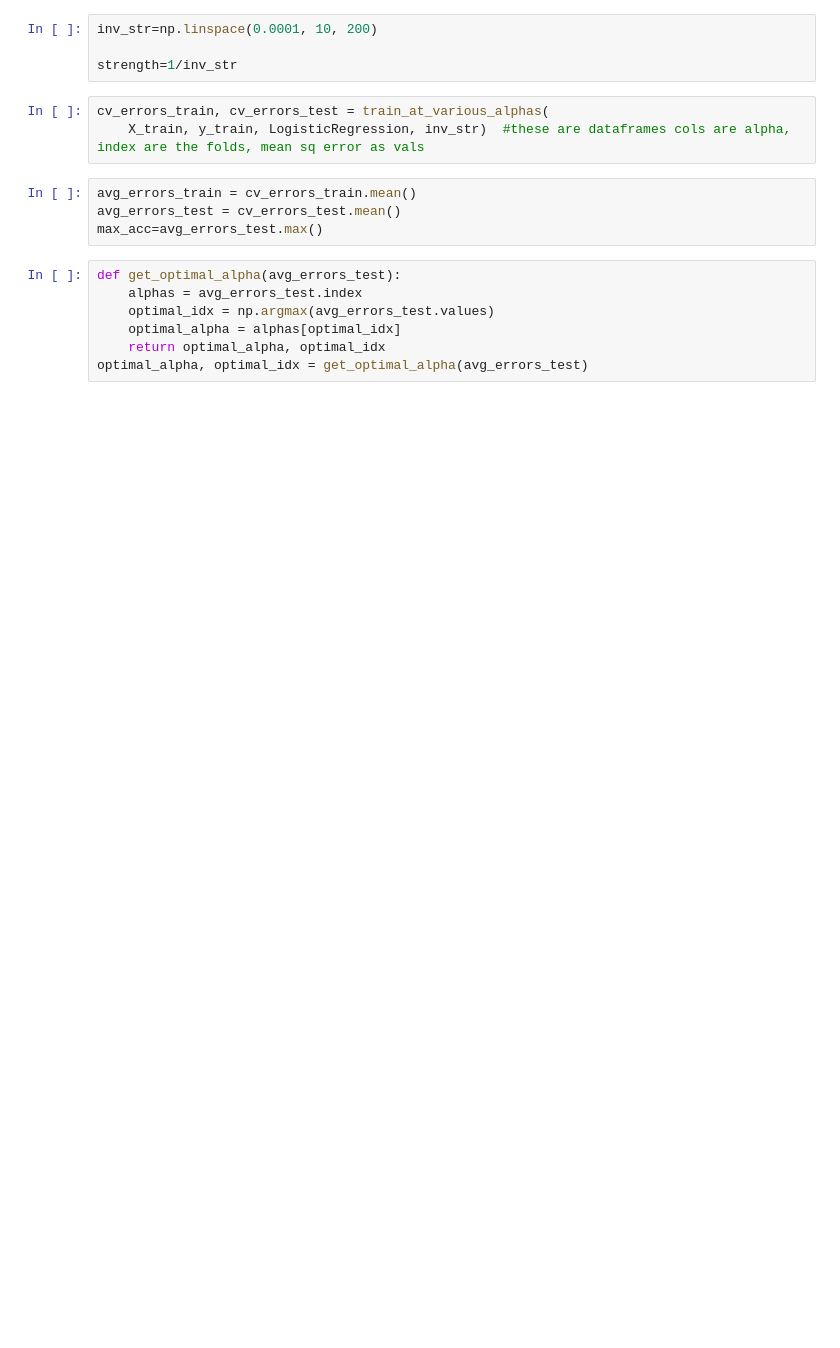
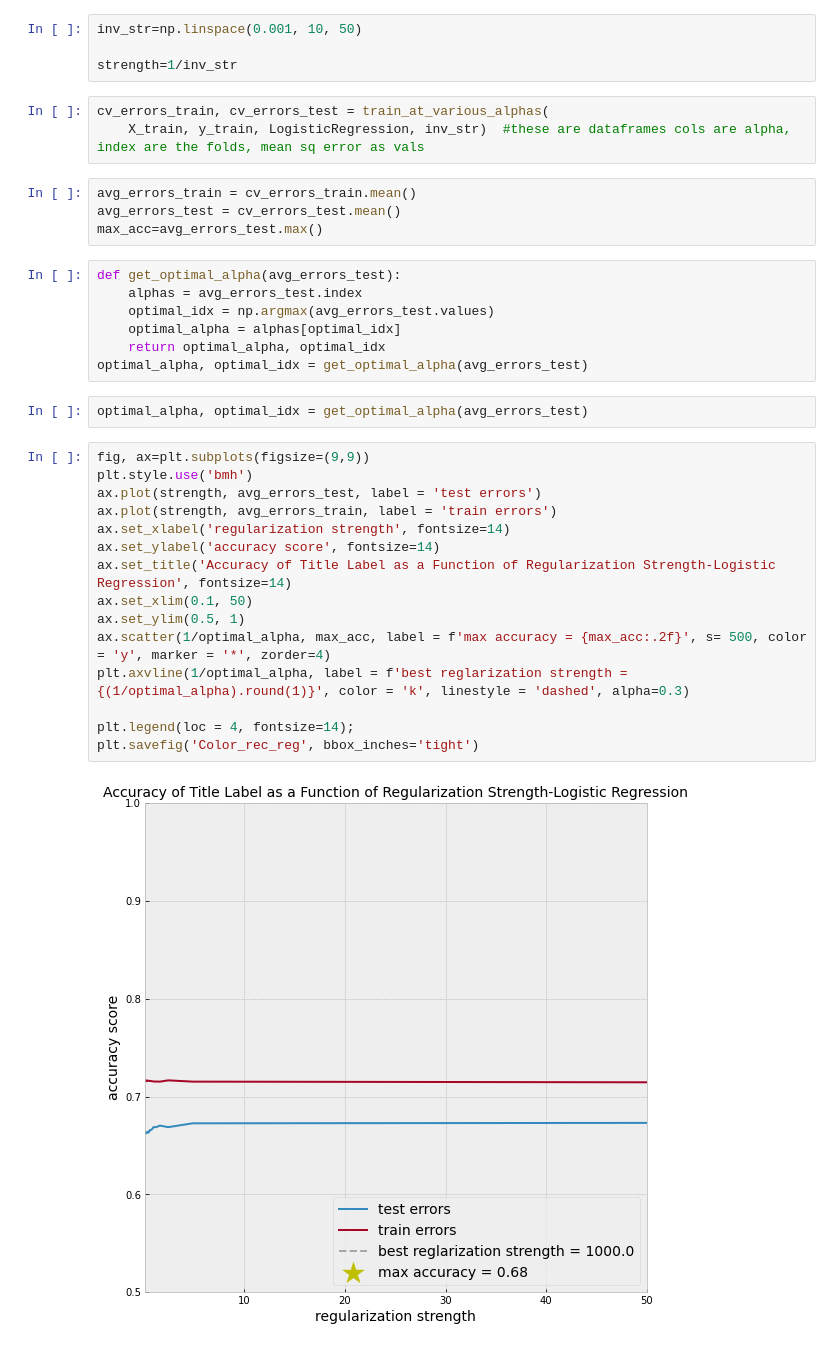
Before and after one commit to hadams1337/AnimalCrossing-V-Doom, a Jupyter notebook: color-logistic.ipynb, the cells around one changed output. Cells and saved outputs as stored; diff of their text form; blank space fills up the shorter version.

```diff
--- a/color-logistic.ipynb
+++ b/color-logistic.ipynb
@@ -189,7 +189,7 @@ def train_at_various_alphas(X, y, model, alphas, n_folds=10, **kwargs):
 
     return cv_errors_train, cv_errors_test
 # %%
-inv_str=np.linspace(0.0001, 10, 200)
+inv_str=np.linspace(0.001, 10, 50)
 
 strength=1/inv_str
 # %%
@@ -206,3 +206,22 @@ def get_optimal_alpha(avg_errors_test):
     optimal_alpha = alphas[optimal_idx]
     return optimal_alpha, optimal_idx
 optimal_alpha, optimal_idx = get_optimal_alpha(avg_errors_test)
+# %%
+optimal_alpha, optimal_idx = get_optimal_alpha(avg_errors_test)
+# %%
+fig, ax=plt.subplots(figsize=(9,9))
+plt.style.use('bmh')
+ax.plot(strength, avg_errors_test, label = 'test errors')
+ax.plot(strength, avg_errors_train, label = 'train errors')
+ax.set_xlabel('regularization strength', fontsize=14)
+ax.set_ylabel('accuracy score', fontsize=14)
+ax.set_title('Accuracy of Title Label as a Function of Regularization Strength-Logistic Regression', fontsize=14)
+ax.set_xlim(0.1, 50)
+ax.set_ylim(0.5, 1)
+ax.scatter(1/optimal_alpha, max_acc, label = f'max accuracy = {max_acc:.2f}', s= 500, color = 'y', marker = '*', zorder=4)
+plt.axvline(1/optimal_alpha, label = f'best reglarization strength = {(1/optimal_alpha).round(1)}', color = 'k', linestyle = 'dashed', alpha=0.3)
+
+plt.legend(loc = 4, fontsize=14);
+plt.savefig('Color_rec_reg', bbox_inches='tight')
+# %% [output]
+[figure, added]
```
Also changed, not shown: parts of 15 cells of this notebook, 4 other files.
